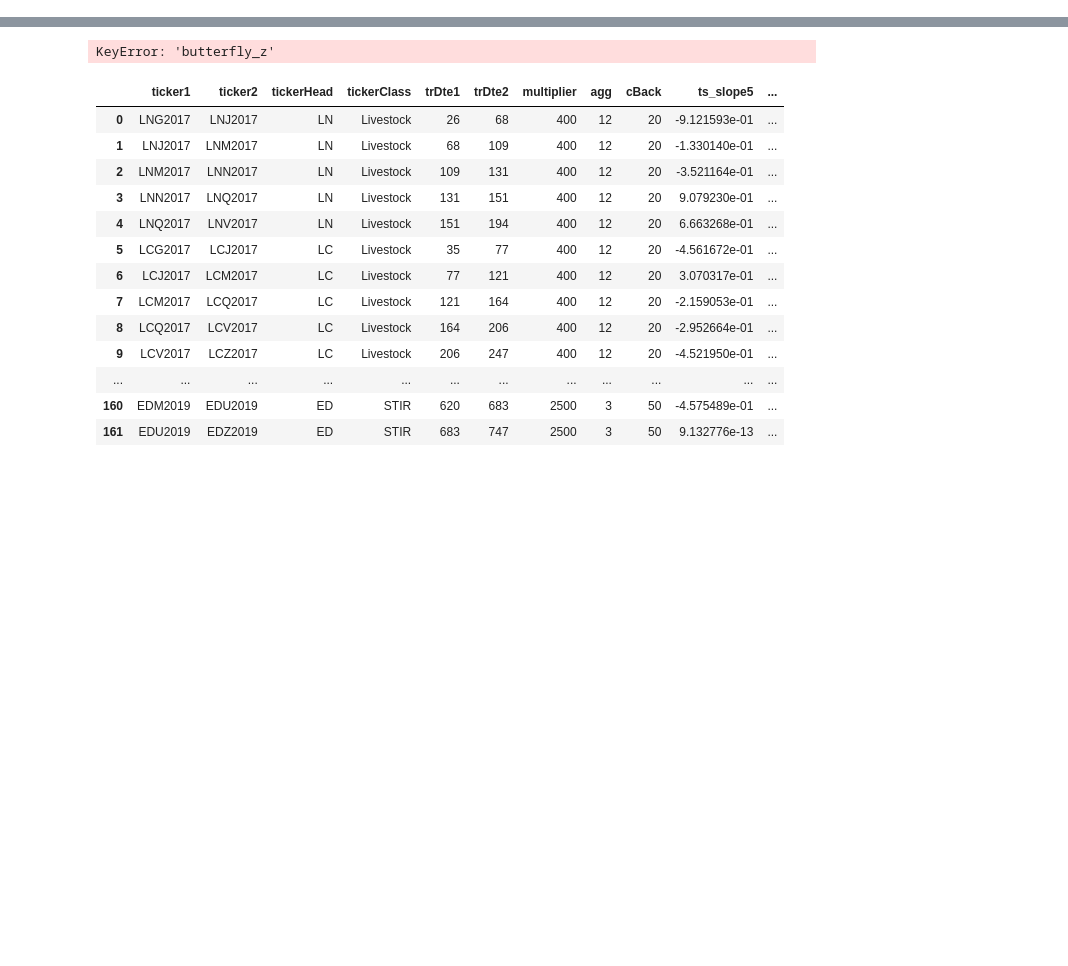
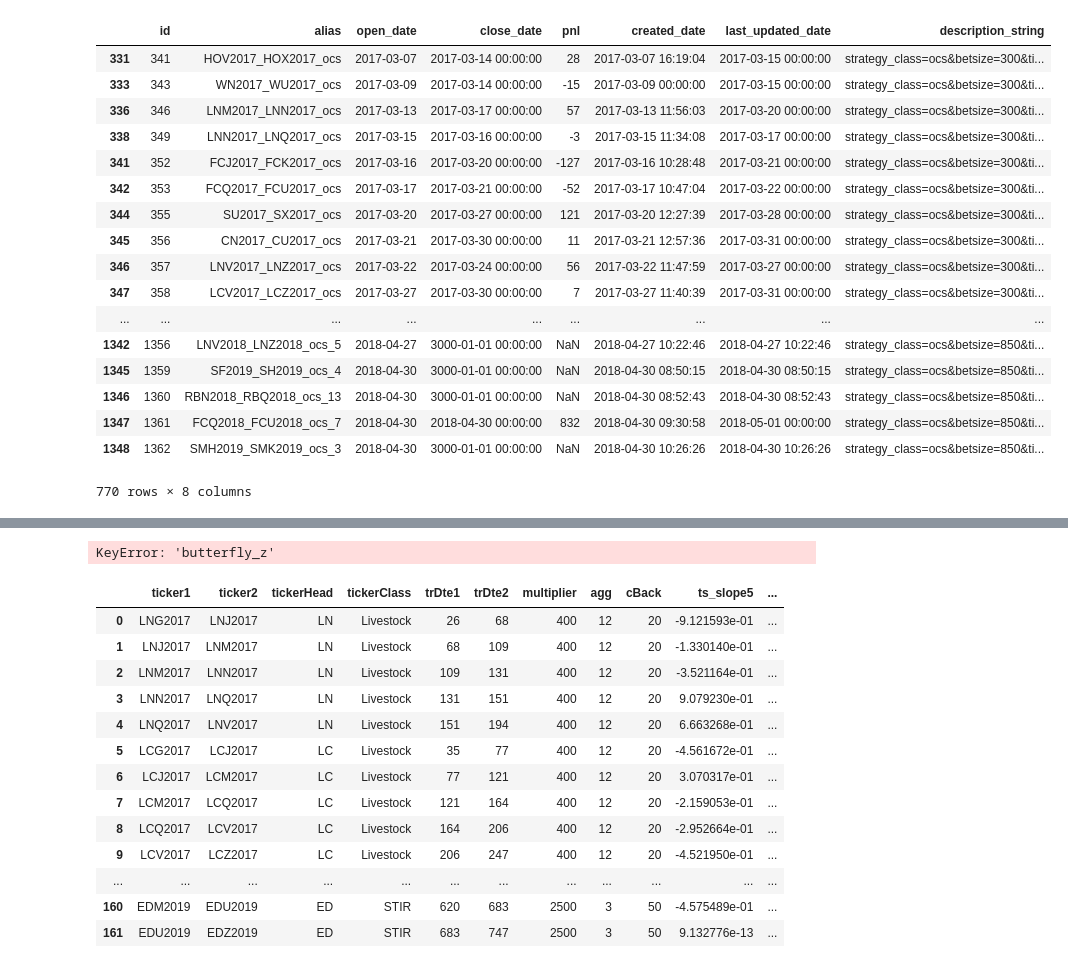
Before and after one commit to d0p34m1n3/repo_barbarossa, a Jupyter notebook: PycharmProjects/quandl/Untitled.ipynb, the cells around one changed output, grey strips where cells are left out. Cells and saved outputs as stored; diff of their text form; code cells hidden in the pictures; blank space fills up the shorter version.

```diff
--- a/PycharmProjects/quandl/Untitled.ipynb
+++ b/PycharmProjects/quandl/Untitled.ipynb
@@ -0,0 +1,35 @@
+# %%
+import ta.strategy as ts
+import shared.converters as sc
+strategy_frame = ts.select_strategies(open_date_from=20160101)
+strategy_frame
+
+strategy_class_list = [sc.convert_from_string_to_dictionary(string_input=strategy_frame['description_string'][x])['strategy_class']
+                           for x in range(len(strategy_frame.index))]
+
+ocs_indx = [x == 'ocs' for x in strategy_class_list]
+
+ocs_history_frame = strategy_frame[ocs_indx]
+
+ocs_history_frame['pnl'] = ocs_history_frame['pnl'].astype('float')
+# %%
+ocs_history_frame
+# %% [output]
+|  | id | alias | open_date | close_date | pnl | created_date | last_updated_date | description_string |
+| 331 | 341 | HOV2017_HOX2017_ocs | 2017-03-07 | 2017-03-14 00:00:00 | 28 | 2017-03-07 16:19:04 | 2017-03-15 00:00:00 | strategy_class=ocs&betsize=300&ti... |
+| 333 | 343 | WN2017_WU2017_ocs | 2017-03-09 | 2017-03-14 00:00:00 | -15 | 2017-03-09 00:00:00 | 2017-03-15 00:00:00 | strategy_class=ocs&betsize=300&ti... |
+| 336 | 346 | LNM2017_LNN2017_ocs | 2017-03-13 | 2017-03-17 00:00:00 | 57 | 2017-03-13 11:56:03 | 2017-03-20 00:00:00 | strategy_class=ocs&betsize=300&ti... |
+| 338 | 349 | LNN2017_LNQ2017_ocs | 2017-03-15 | 2017-03-16 00:00:00 | -3 | 2017-03-15 11:34:08 | 2017-03-17 00:00:00 | strategy_class=ocs&betsize=300&ti... |
+| 341 | 352 | FCJ2017_FCK2017_ocs | 2017-03-16 | 2017-03-20 00:00:00 | -127 | 2017-03-16 10:28:48 | 2017-03-21 00:00:00 | strategy_class=ocs&betsize=300&ti... |
+| 342 | 353 | FCQ2017_FCU2017_ocs | 2017-03-17 | 2017-03-21 00:00:00 | -52 | 2017-03-17 10:47:04 | 2017-03-22 00:00:00 | strategy_class=ocs&betsize=300&ti... |
+| 344 | 355 | SU2017_SX2017_ocs | 2017-03-20 | 2017-03-27 00:00:00 | 121 | 2017-03-20 12:27:39 | 2017-03-28 00:00:00 | strategy_class=ocs&betsize=300&ti... |
+| 345 | 356 | CN2017_CU2017_ocs | 2017-03-21 | 2017-03-30 00:00:00 | 11 | 2017-03-21 12:57:36 | 2017-03-31 00:00:00 | strategy_class=ocs&betsize=300&ti... |
+| 346 | 357 | LNV2017_LNZ2017_ocs | 2017-03-22 | 2017-03-24 00:00:00 | 56 | 2017-03-22 11:47:59 | 2017-03-27 00:00:00 | strategy_class=ocs&betsize=300&ti... |
+| 347 | 358 | LCV2017_LCZ2017_ocs | 2017-03-27 | 2017-03-30 00:00:00 | 7 | 2017-03-27 11:40:39 | 2017-03-31 00:00:00 | strategy_class=ocs&betsize=300&ti... |
+| ... | ... | ... | ... | ... | ... | ... | ... | ... |
+| 1342 | 1356 | LNV2018_LNZ2018_ocs_5 | 2018-04-27 | 3000-01-01 00:00:00 | NaN | 2018-04-27 10:22:46 | 2018-04-27 10:22:46 | strategy_class=ocs&betsize=850&ti... |
+| 1345 | 1359 | SF2019_SH2019_ocs_4 | 2018-04-30 | 3000-01-01 00:00:00 | NaN | 2018-04-30 08:50:15 | 2018-04-30 08:50:15 | strategy_class=ocs&betsize=850&ti... |
+| 1346 | 1360 | RBN2018_RBQ2018_ocs_13 | 2018-04-30 | 3000-01-01 00:00:00 | NaN | 2018-04-30 08:52:43 | 2018-04-30 08:52:43 | strategy_class=ocs&betsize=850&ti... |
+| 1347 | 1361 | FCQ2018_FCU2018_ocs_7 | 2018-04-30 | 2018-04-30 00:00:00 | 832 | 2018-04-30 09:30:58 | 2018-05-01 00:00:00 | strategy_class=ocs&betsize=850&ti... |
+| 1348 | 1362 | SMH2019_SMK2019_ocs_3 | 2018-04-30 | 3000-01-01 00:00:00 | NaN | 2018-04-30 10:26:26 | 2018-04-30 10:26:26 | strategy_class=ocs&betsize=850&ti... |
+770 rows × 8 columns
```
Also changed, not shown: parts of 2 cells of this notebook, 8 other files.
